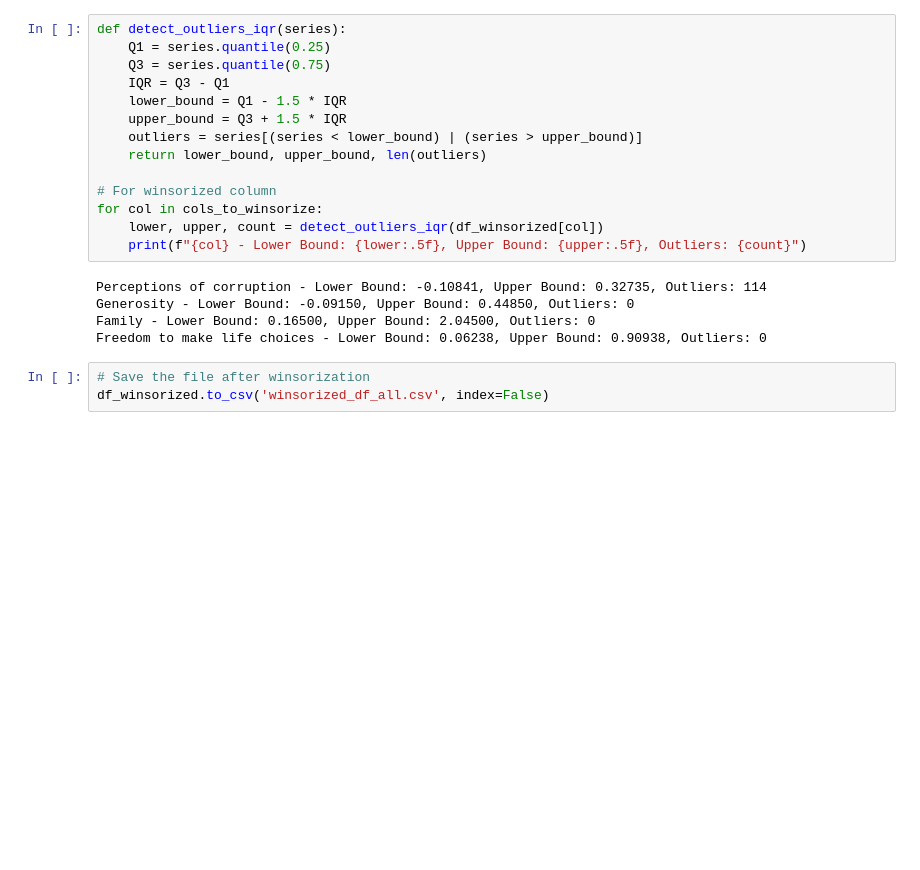
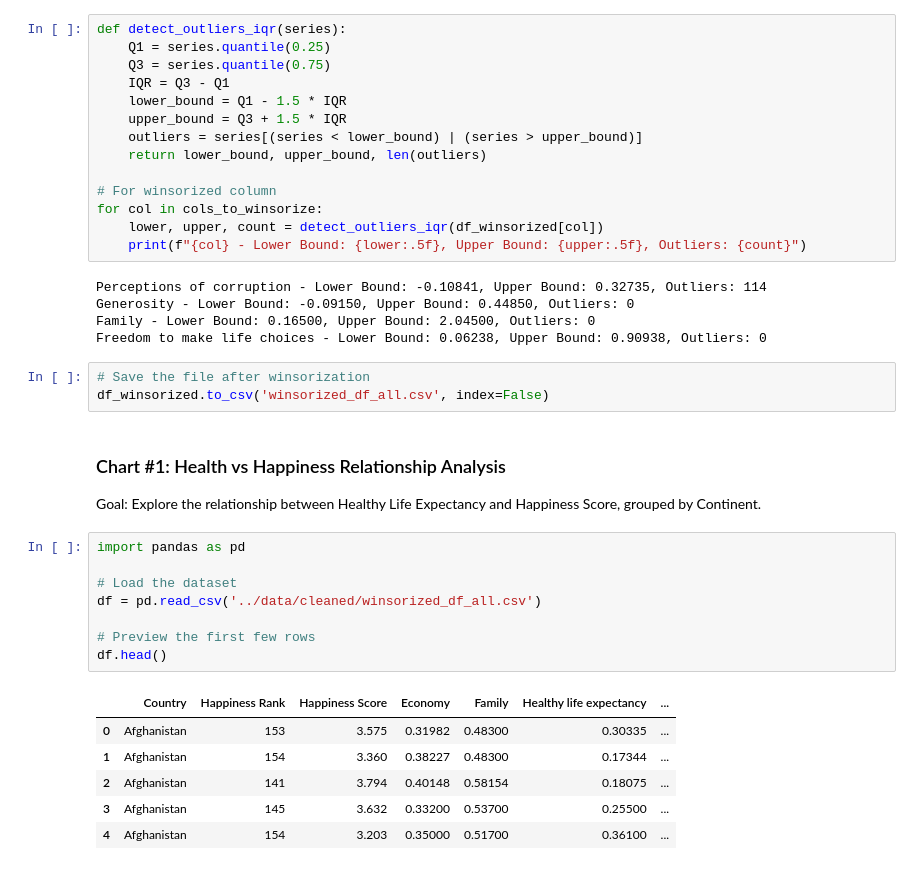
Before and after one commit to angeljayakumar/world-happiness-analytics, a Jupyter notebook: jupyter_notebooks/02_descriptive_analysis.ipynb, the cells around one changed output. Cells and saved outputs as stored; diff of their text form; blank space fills up the shorter version.

```diff
--- a/jupyter_notebooks/02_descriptive_analysis.ipynb
+++ b/jupyter_notebooks/02_descriptive_analysis.ipynb
@@ -560,3 +552,21 @@ Freedom to make life choices - Lower Bound: 0.06238, Upper Bound: 0.90938, Outli
 # %%
 # Save the file after winsorization
 df_winsorized.to_csv('winsorized_df_all.csv', index=False)
+# %% [markdown]
+### Chart #1: Health vs Happiness Relationship Analysis
+Goal: Explore the relationship between Healthy Life Expectancy and Happiness Score, grouped by Continent.
+# %%
+import pandas as pd
+
+# Load the dataset
+df = pd.read_csv('../data/cleaned/winsorized_df_all.csv')
+
+# Preview the first few rows
+df.head()
+# %% [output]
+|  | Country | Happiness Rank | Happiness Score | Economy | Family | Healthy life expectancy | ... |
+| 0 | Afghanistan | 153 | 3.575 | 0.31982 | 0.48300 | 0.30335 | ... |
+| 1 | Afghanistan | 154 | 3.360 | 0.38227 | 0.48300 | 0.17344 | ... |
+| 2 | Afghanistan | 141 | 3.794 | 0.40148 | 0.58154 | 0.18075 | ... |
+| 3 | Afghanistan | 145 | 3.632 | 0.33200 | 0.53700 | 0.25500 | ... |
+| 4 | Afghanistan | 154 | 3.203 | 0.35000 | 0.51700 | 0.36100 | ... |
```
Also changed, not shown: parts of 4 cells of this notebook.
